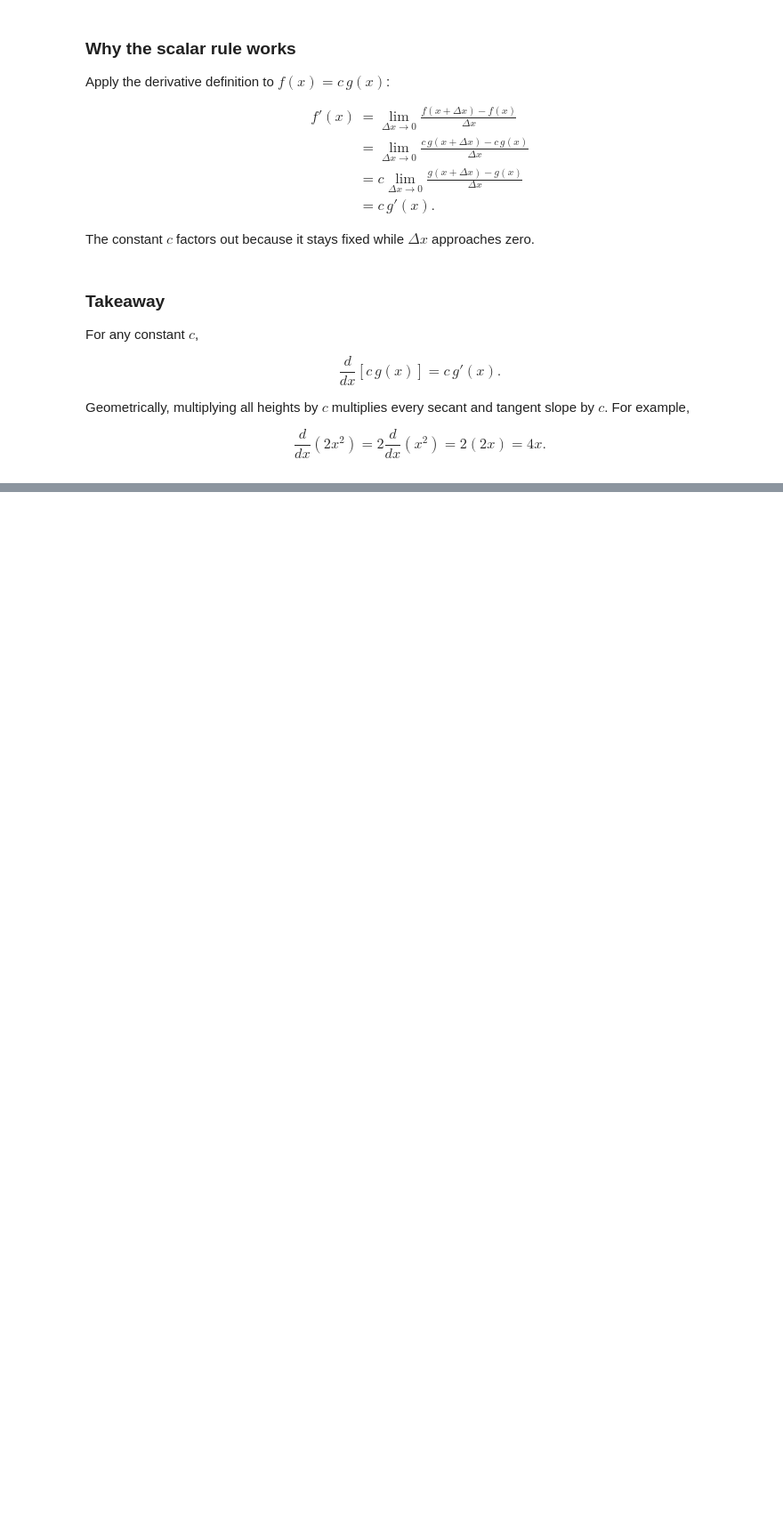
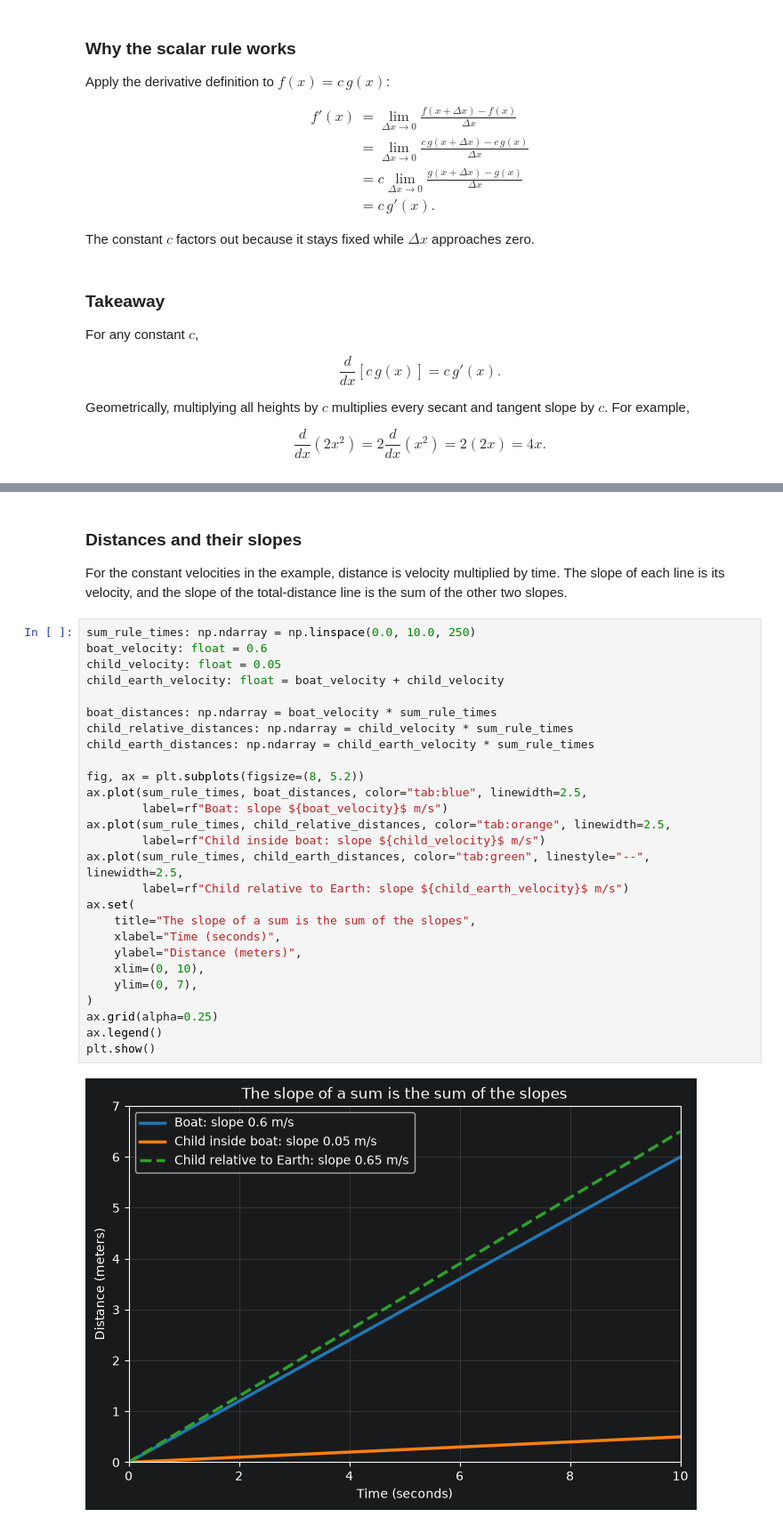
Before and after one commit to majorgilles/mathematics-for-machine-learning-and-data-science, a Jupyter notebook: weeks/c2_w1/02_derivative_properties.ipynb, the cells around one changed output, grey strips where cells are left out. Shown at 89% size. Drawn from its saved outputs; the diff is of its cells as text; blank space fills up the shorter version.

```diff
--- a/weeks/c2_w1/02_derivative_properties.ipynb
+++ b/weeks/c2_w1/02_derivative_properties.ipynb
@@ -313,0 +360,33 @@ $$
+# %% [markdown]
+### Distances and their slopes
+
+For the constant velocities in the example, distance is velocity multiplied by time. The slope of each line is its velocity, and the slope of the total-distance line is the sum of the other two slopes.
+# %%
+sum_rule_times: np.ndarray = np.linspace(0.0, 10.0, 250)
+boat_velocity: float = 0.6
+child_velocity: float = 0.05
+child_earth_velocity: float = boat_velocity + child_velocity
+
+boat_distances: np.ndarray = boat_velocity * sum_rule_times
+child_relative_distances: np.ndarray = child_velocity * sum_rule_times
+child_earth_distances: np.ndarray = child_earth_velocity * sum_rule_times
+
+fig, ax = plt.subplots(figsize=(8, 5.2))
+ax.plot(sum_rule_times, boat_distances, color="tab:blue", linewidth=2.5,
+        label=rf"Boat: slope ${boat_velocity}$ m/s")
+ax.plot(sum_rule_times, child_relative_distances, color="tab:orange", linewidth=2.5,
+        label=rf"Child inside boat: slope ${child_velocity}$ m/s")
+ax.plot(sum_rule_times, child_earth_distances, color="tab:green", linestyle="--", linewidth=2.5,
+        label=rf"Child relative to Earth: slope ${child_earth_velocity}$ m/s")
+ax.set(
+    title="The slope of a sum is the sum of the slopes",
+    xlabel="Time (seconds)",
+    ylabel="Distance (meters)",
+    xlim=(0, 10),
+    ylim=(0, 7),
+)
+ax.grid(alpha=0.25)
+ax.legend()
+plt.show()
+# %% [output]
+[figure, added]
```
Also changed, not shown: parts of 5 cells of this notebook.
